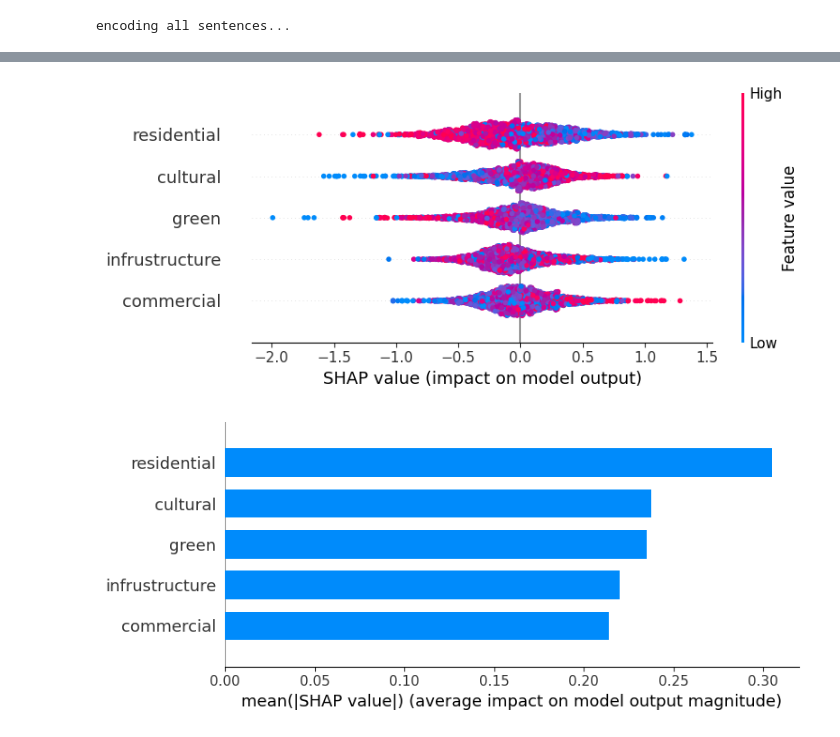
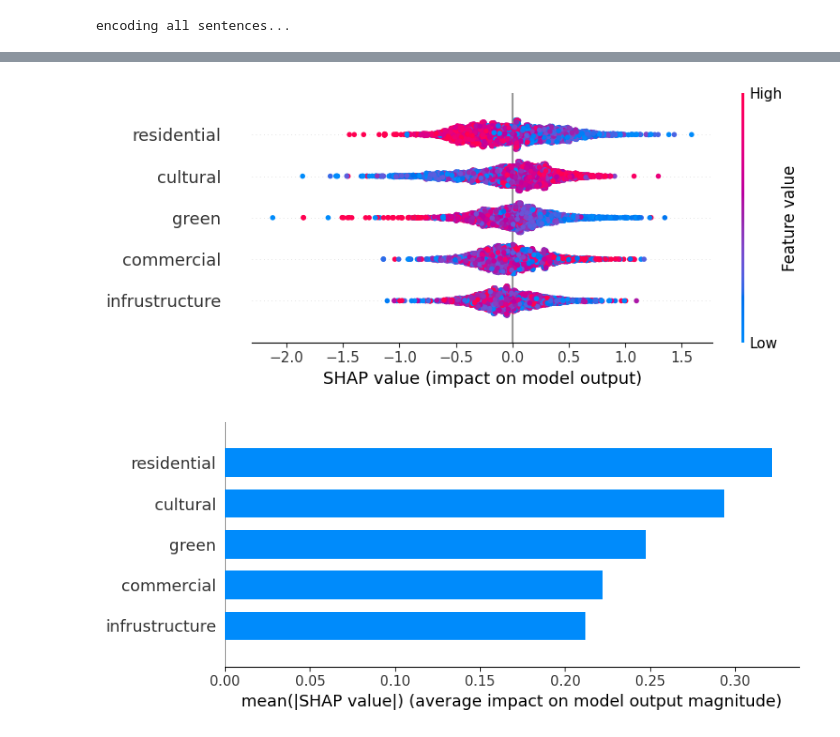
Before and after one commit to meimao76/housing_feature_gentrification, a Jupyter notebook: model.ipynb, the cells around one changed output, grey strips where cells are left out. Cells and saved outputs as stored; diff of their text form; code cells hidden in the pictures.

Commit message:
lsoa model

```diff
--- a/model.ipynb
+++ b/model.ipynb
@@ -295,9 +269,9 @@ def extract_diverse_anchor_sentences(
     anchor_vecs,           # 你的人工定义 anchor 向量: {anchor_name: vector}
     all_sentences,         # 句子列表: List[str]
     sbert_model,           # SentenceTransformer 模型
-    topk=50,               # 每个 anchor 最多考虑 topk 相似句子作为候选
-    anchor_threshold=0.5,  # anchor 与句子相似度下限
-    sim_threshold=0.75     # 被选句子之间最大相似度（越小越多样）
+    topk,               # 每个 anchor 最多考虑 topk 相似句子作为候选
+    anchor_threshold,  # anchor 与句子相似度下限
+    sim_threshold     # 被选句子之间最大相似度（越小越多样）
 ):
     # 编码所有句子为向量
     print("emcoding all sentences...")
@@ -341,8 +315,8 @@ diverse_results = extract_diverse_anchor_sentences(
     all_sentences=all_sentences,
     sbert_model=sbert_model,            # SBERT
     topk=50,                            # only comsider the most 50 similar sentences
-    anchor_threshold=0.55,               # silimarity with anchor
-    sim_threshold=0.75                  # similarity between sentences
+    anchor_threshold=0.55,              # silimarity with anchor
+    sim_threshold=0.70                  # similarity between sentences
 )
 # %% [output]
 emcoding all sentences...
@@ -476,5 +434,5 @@ Index(['sentence', 'gentrified', 'centroid', 'geometry', 'sentence_id',
 # %%
-columns_to_keep = ['gentrified', 'centroid', 'geometry',
+columns_to_keep = ['gentrified', 'centroid', 'geometry', "high_price", "price_grow",
                    'sentence_id', 'pop_growth_rate', 'avg_den', 'senior_per', 'minority_per']
 df_label_sentences = df_label_sentences[columns_to_keep]
 print(df_label_sentences.head(5))
@@ -740,15 +843,8 @@ X_bal_train, X_bal_test, y_bal_train, y_bal_test = train_test_split(
     X_bal, y_bal, stratify=y_bal, test_size=0.2, random_state=42
 )
 
-# 计算样本数
-true2 = df_balanced['gentrified'].sum()             # 正例数量（True）
-false2 = len(df_balanced) - true                      # 负例数量（False）
-
-# 计算权重
-scale_pos_weight = false2 / true2
-
 # 模型训练
-model_balanced = XGBClassifier(random_state=42, scale_pos_weight=scale_pos_weight)
+model_balanced = XGBClassifier(random_state=42)
 model_balanced.fit(X_bal_train, y_bal_train)
 
 # 预测 & 评估
@@ -784,13 +875,11 @@ plt.show()
 # %%
-import shap
-
-explainer = shap.Explainer(model_balanced, X_bal_train)
+explainer_balanced = shap.Explainer(model_balanced, X_bal_train)
 # 对测试集进行解释
-shap_values = explainer(X_bal_test)
-shap.summary_plot(shap_values, X_bal_test)
+shap_values_bal = explainer_balanced(X_bal_test)
+shap.summary_plot(shap_values_bal, X_bal_test)
 # %% [output]
-[figure, old version]
+[figure, new version]
 # %%
-shap.summary_plot(shap_values, X_bal_test, plot_type="bar")
+shap.summary_plot(shap_values_bal, X_bal_test, plot_type="bar")
 # %% [output]
-[figure, old version]
+[figure, new version]
```
Also changed, not shown: parts of 78 cells of this notebook, 3 other files.
